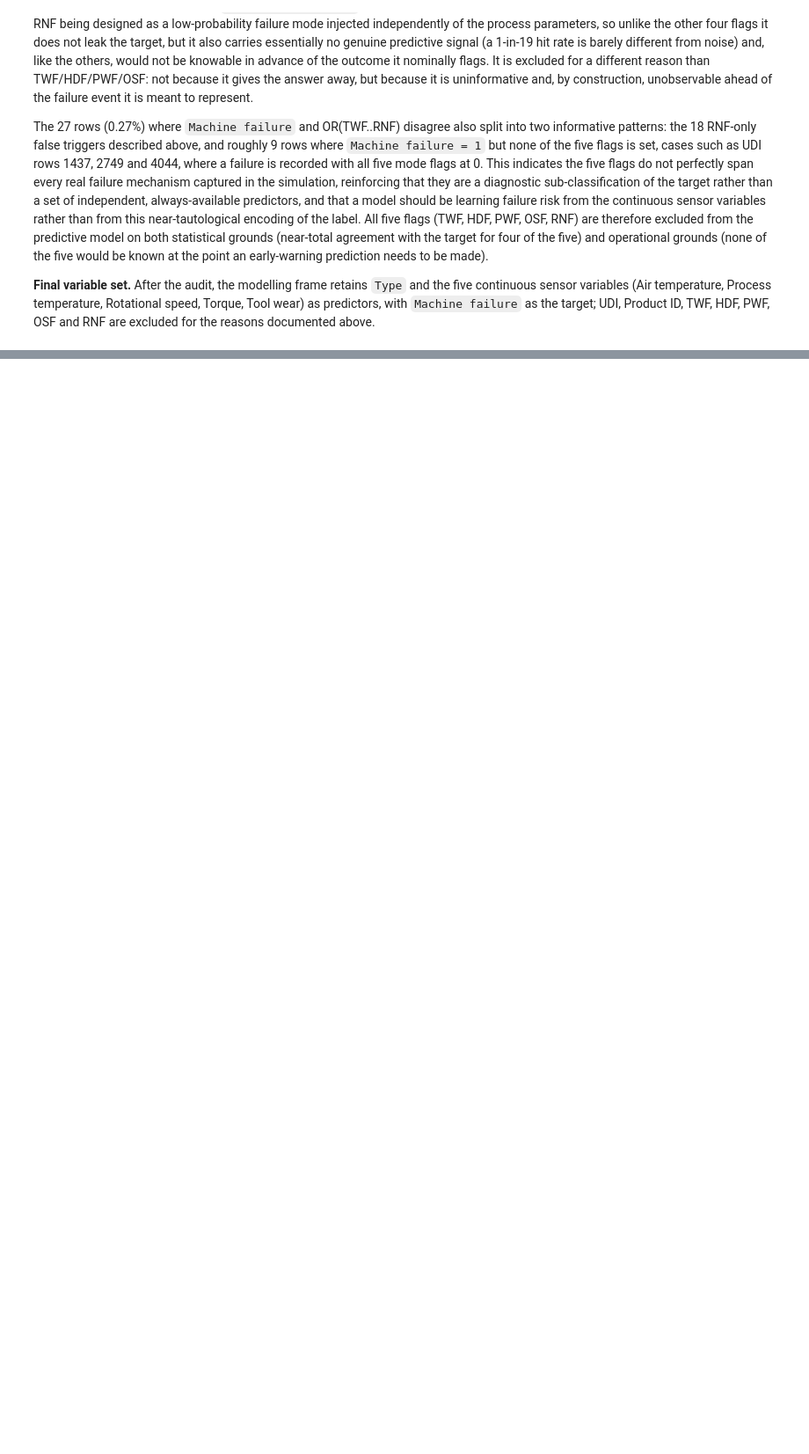
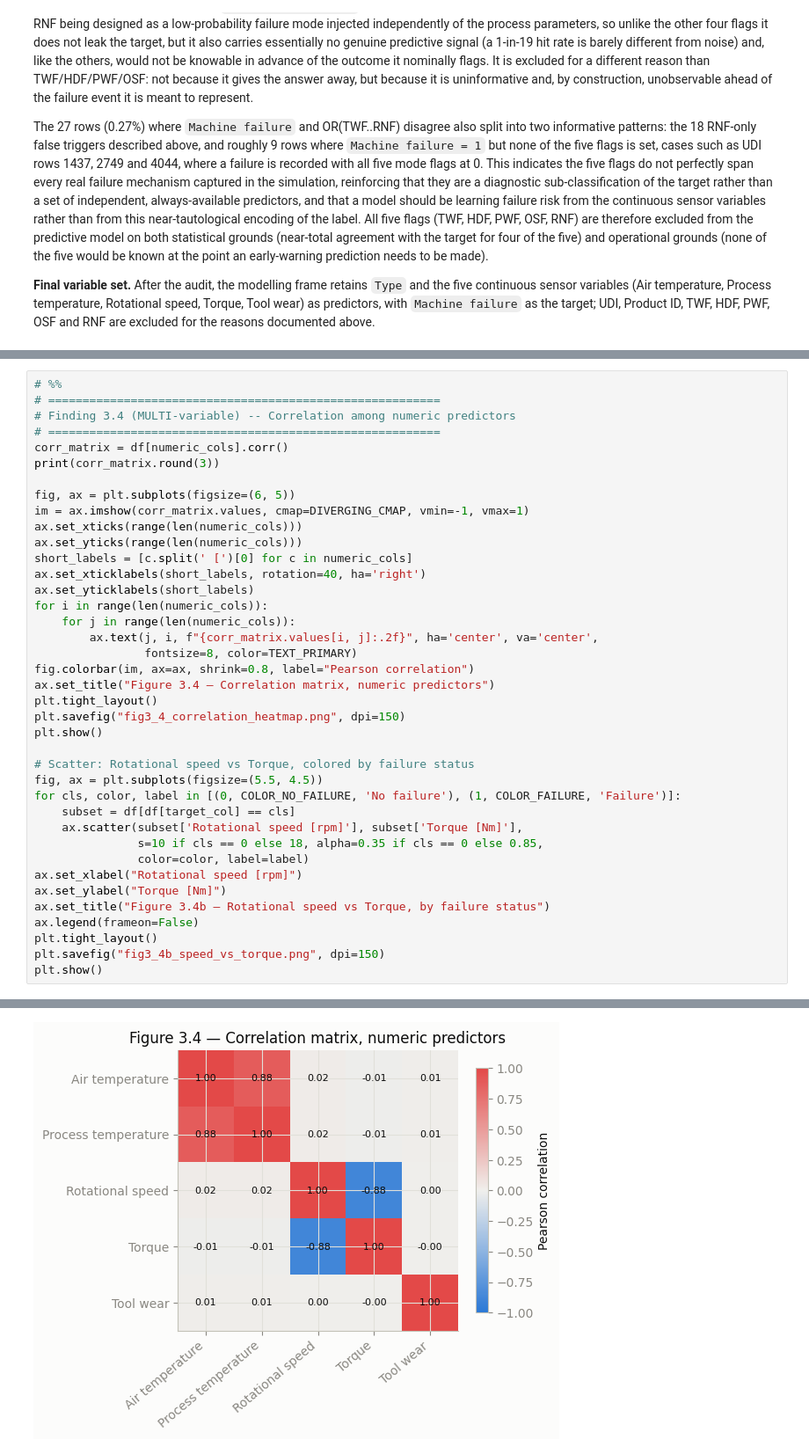
Before and after one commit to JoseAlberto88/Predictive-Maintenance-Dataset, a Jupyter notebook: Predictive_Maintenance_Dataset.ipynb, the cells around one changed output, grey strips where cells are left out. Shown at 88% size. Drawn from its saved outputs; the diff is of its cells as text; blank space fills up the shorter version.

```diff
--- a/Predictive_Maintenance_Dataset.ipynb
+++ b/Predictive_Maintenance_Dataset.ipynb
@@ -313,0 +489,40 @@ The 27 rows (0.27%) where `Machine failure` and OR(TWF..RNF) disagree also split
+# %%
+# %%
+# =========================================================
+# Finding 3.4 (MULTI-variable) -- Correlation among numeric predictors
+# =========================================================
+corr_matrix = df[numeric_cols].corr()
+print(corr_matrix.round(3))
+
+fig, ax = plt.subplots(figsize=(6, 5))
+im = ax.imshow(corr_matrix.values, cmap=DIVERGING_CMAP, vmin=-1, vmax=1)
+ax.set_xticks(range(len(numeric_cols)))
+ax.set_yticks(range(len(numeric_cols)))
+short_labels = [c.split(' [')[0] for c in numeric_cols]
+ax.set_xticklabels(short_labels, rotation=40, ha='right')
+ax.set_yticklabels(short_labels)
+for i in range(len(numeric_cols)):
+    for j in range(len(numeric_cols)):
+        ax.text(j, i, f"{corr_matrix.values[i, j]:.2f}", ha='center', va='center',
+                fontsize=8, color=TEXT_PRIMARY)
+fig.colorbar(im, ax=ax, shrink=0.8, label="Pearson correlation")
+ax.set_title("Figure 3.4 — Correlation matrix, numeric predictors")
+plt.tight_layout()
+plt.savefig("fig3_4_correlation_heatmap.png", dpi=150)
+plt.show()
+
+# Scatter: Rotational speed vs Torque, colored by failure status
+fig, ax = plt.subplots(figsize=(5.5, 4.5))
+for cls, color, label in [(0, COLOR_NO_FAILURE, 'No failure'), (1, COLOR_FAILURE, 'Failure')]:
+    subset = df[df[target_col] == cls]
+    ax.scatter(subset['Rotational speed [rpm]'], subset['Torque [Nm]'],
+               s=10 if cls == 0 else 18, alpha=0.35 if cls == 0 else 0.85,
+               color=color, label=label)
+ax.set_xlabel("Rotational speed [rpm]")
+ax.set_ylabel("Torque [Nm]")
+ax.set_title("Figure 3.4b — Rotational speed vs Torque, by failure status")
+ax.legend(frameon=False)
+plt.tight_layout()
+plt.savefig("fig3_4b_speed_vs_torque.png", dpi=150)
+plt.show()
+# %% [output]
@@ -313,0 +542 @@ The 27 rows (0.27%) where `Machine failure` and OR(TWF..RNF) disagree also split
+[figure, added]
```
Also changed, not shown: parts of 8 cells of this notebook.
